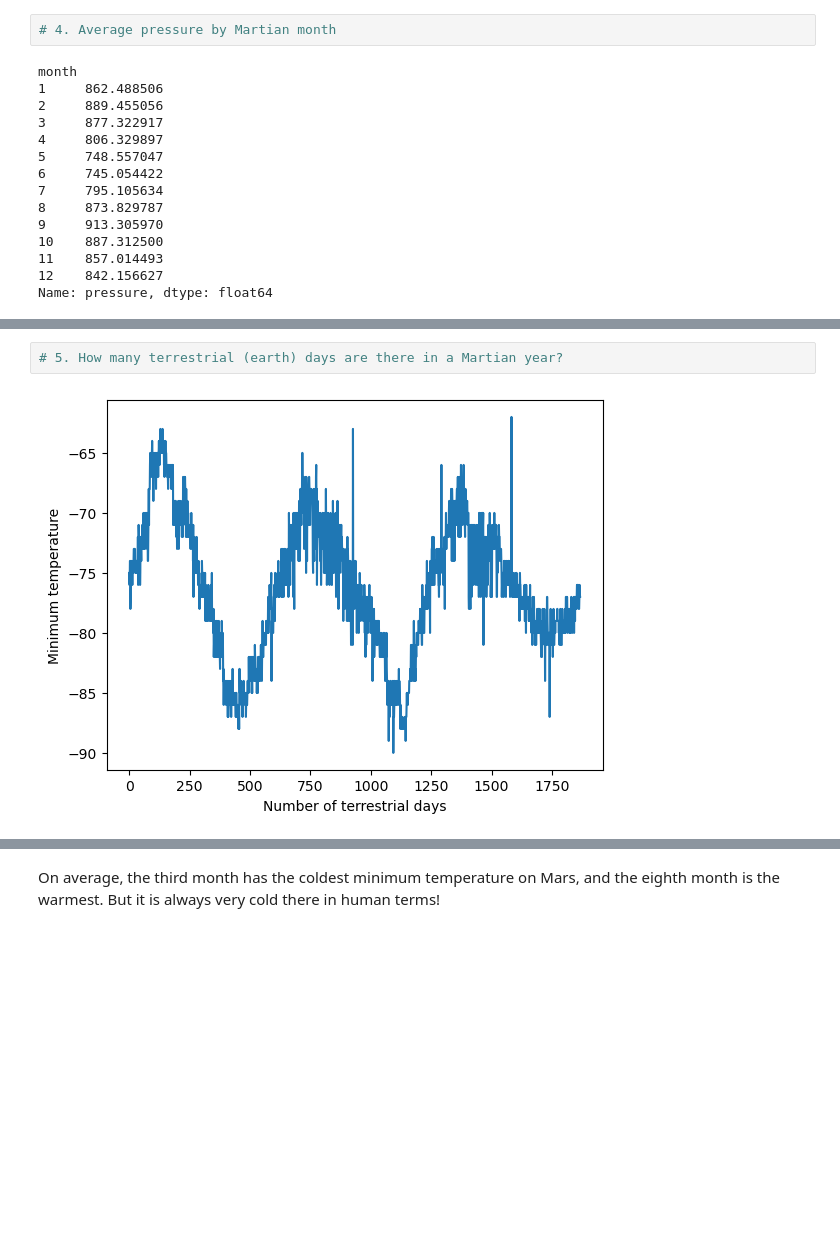
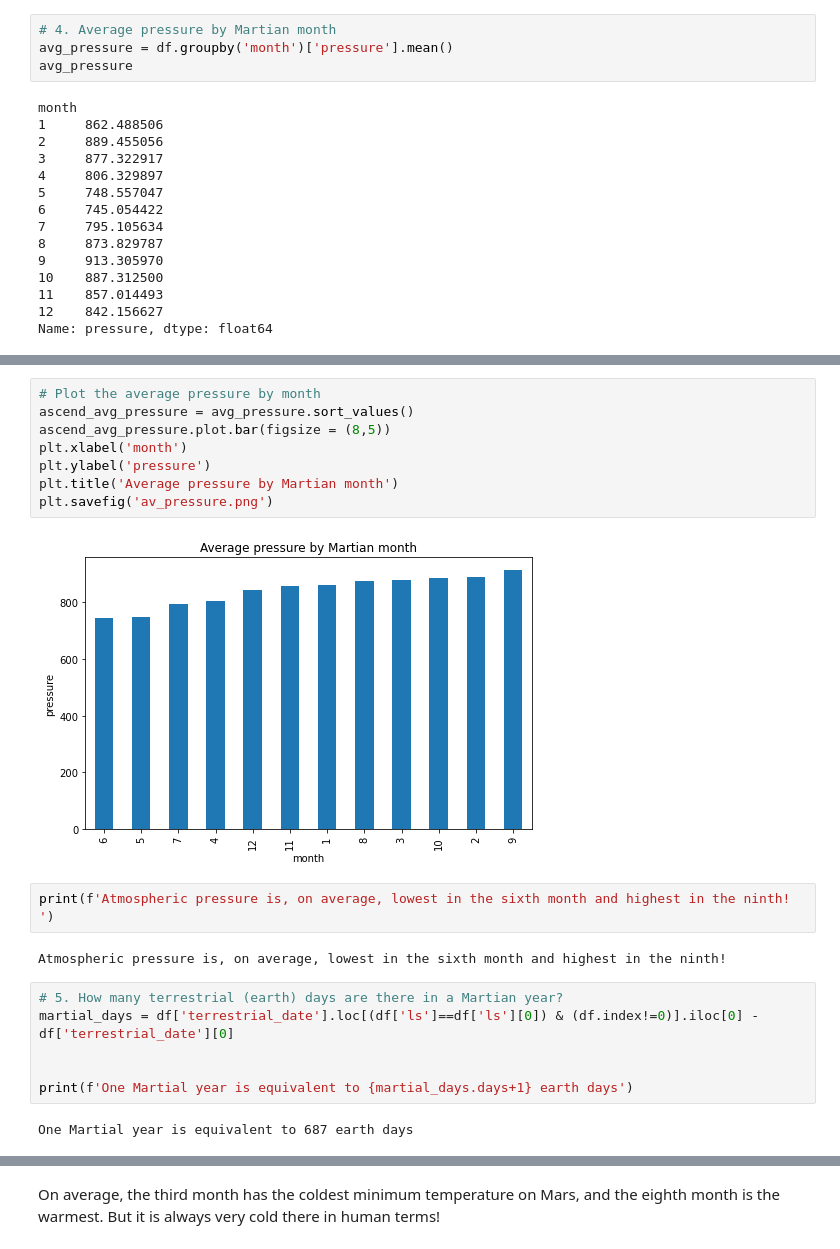
Before and after one commit to yosieph/HTML_challenge_11, a Jupyter notebook: Starter_Code/part_2_mars_weather.ipynb, the cells around one changed output, grey strips where cells are left out. Drawn from its saved outputs; the diff is of its cells as text; blank space fills up the shorter version.

```diff
--- a/Starter_Code/part_2_mars_weather.ipynb
+++ b/Starter_Code/part_2_mars_weather.ipynb
@@ -177,5 +240,7 @@ Name: min_temp, dtype: float64
 # %%
 # 4. Average pressure by Martian month
+avg_pressure = df.groupby('month')['pressure'].mean()
+avg_pressure
 # %% [output]
 month
 1     862.488506
@@ -198,4 +259,22 @@ Name: pressure, dtype: float64
+# %%
+# Plot the average pressure by month
+ascend_avg_pressure = avg_pressure.sort_values()
+ascend_avg_pressure.plot.bar(figsize = (8,5))
+plt.xlabel('month')
+plt.ylabel('pressure')
+plt.title('Average pressure by Martian month')
+plt.savefig('av_pressure.png')
+# %% [output]
+[figure, added]
+# %%
+print(f'Atmospheric pressure is, on average, lowest in the sixth month and highest in the ninth! ')
+# %% [output]
+Atmospheric pressure is, on average, lowest in the sixth month and highest in the ninth!
 # %%
 # 5. How many terrestrial (earth) days are there in a Martian year?
+martial_days = df['terrestrial_date'].loc[(df['ls']==df['ls'][0]) & (df.index!=0)].iloc[0] - df['terrestrial_date'][0]
+
+
+print(f'One Martial year is equivalent to {martial_days.days+1} earth days')
 # %% [output]
-[figure, removed]
+One Martial year is equivalent to 687 earth days
```
Also changed, not shown: parts of 18 cells of this notebook.
